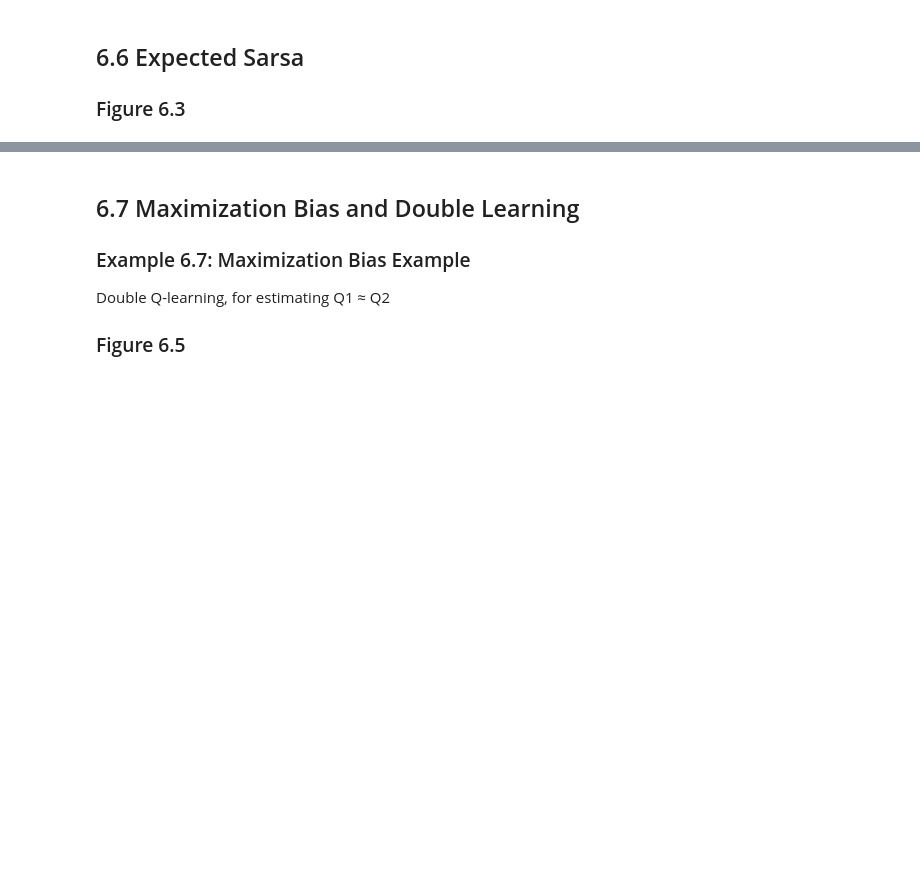
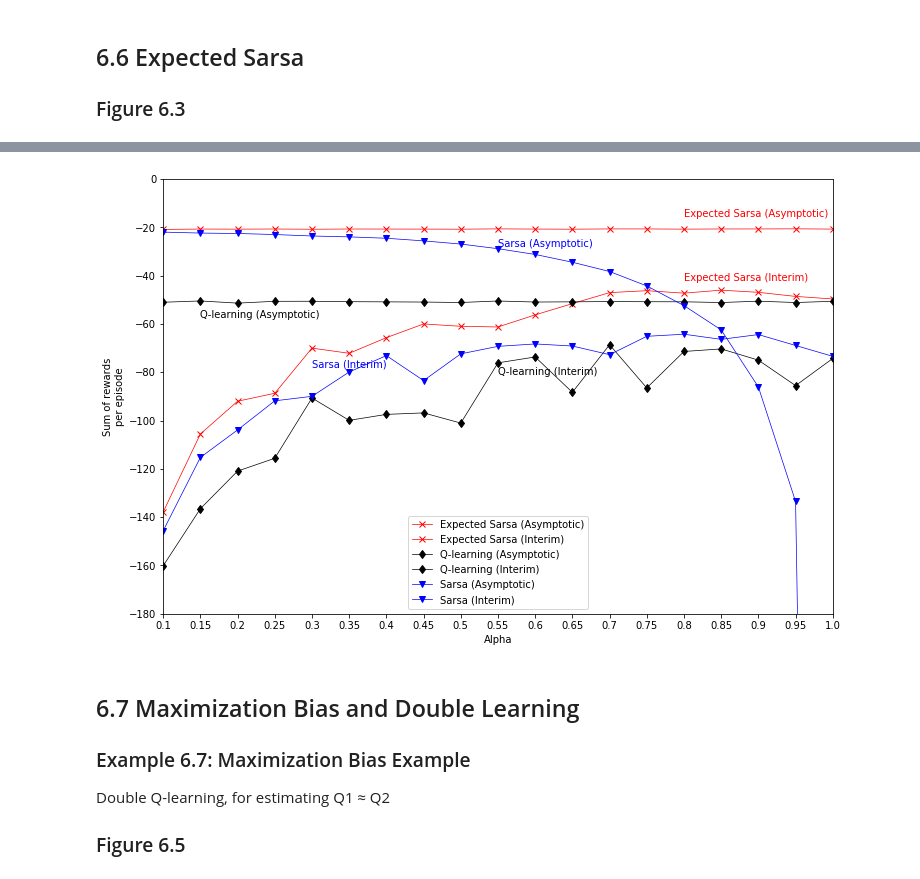
Before and after one commit to Ingenjoy/reinforcement2e, a Jupyter notebook: chapter6/chapter6_yoonforh.ipynb, the cells around one changed output, grey strips where cells are left out. Saved outputs shown, nothing was run; the diff lists cells and outputs as text; code cells hidden in the pictures; blank space fills up the shorter version.

```diff
--- a/chapter6/chapter6_yoonforh.ipynb
+++ b/chapter6/chapter6_yoonforh.ipynb
@@ -1129,3 +1451,41 @@ Q-learning (off-policy TD control) for estimating 𝜋
+# %%
+# draw sum of rewards per episodes with respect to step size
+
+def draw_reward_sum_about_alpha() :
+    fig = plt.figure(figsize=(12,8))
+    ax = fig.add_subplot(111)
+
+    x_axis = np.array(range(20))
+    ax.set_xticks([x for x in range(20)])
+    ax.set_xticklabels([ (i + 1) / 20.0 for i in range(20) ])
+
+    ax.plot(x_axis, asymptotic_sum[0], color='red', lw=0.7,  marker='x', label='Expected Sarsa (Asymptotic)')
+    ax.text(15, asymptotic_sum[0, 15] + 5, 'Expected Sarsa (Asymptotic)', color='red')
+    ax.plot(x_axis, interim_sum[0], color='red', lw=0.7, marker='x', label='Expected Sarsa (Interim)')
+    ax.text(15, interim_sum[0, 15] + 5, 'Expected Sarsa (Interim)', color='red')
+
+    ax.plot(x_axis, asymptotic_sum[1], color='black', lw=0.7,  marker='d', label='Q-learning (Asymptotic)')
+    ax.text(2, asymptotic_sum[1, 2] - 7, 'Q-learning (Asymptotic)', color='black')
+    ax.plot(x_axis, interim_sum[1], color='black', lw=0.7, marker='d', label='Q-learning (Interim)')
+    ax.text(10, interim_sum[1, 10] - 5, 'Q-learning (Interim)', color='black')
+
+    ax.plot(x_axis, asymptotic_sum[2], color='blue', lw=0.7,  marker='v', label='Sarsa (Asymptotic)')
+    ax.text(10, asymptotic_sum[2, 10] + 1, 'Sarsa (Asymptotic)', color='blue')
+    ax.plot(x_axis, interim_sum[2], color='blue', lw=0.7, marker='v', label='Sarsa (Interim)')
+    ax.text(5, interim_sum[2, 7] - 5, 'Sarsa (Interim)', color='blue')
+
+    ax.set_xlim(1, 19)
+    ax.set_ylim(-180, 0)
+
+    ax.set_xlabel('Alpha')
+    ax.set_ylabel('Sum of rewards\nper episode')
+    ax.legend()
+
+    plt.show()
+# %%
+draw_reward_sum_about_alpha()
+# %% [output]
+[figure, added]
 # %% [markdown]
 ## 6.7 Maximization Bias and Double Learning
 ### Example 6.7: Maximization Bias Example
```
Also changed, not shown: parts of 19 cells of this notebook.
